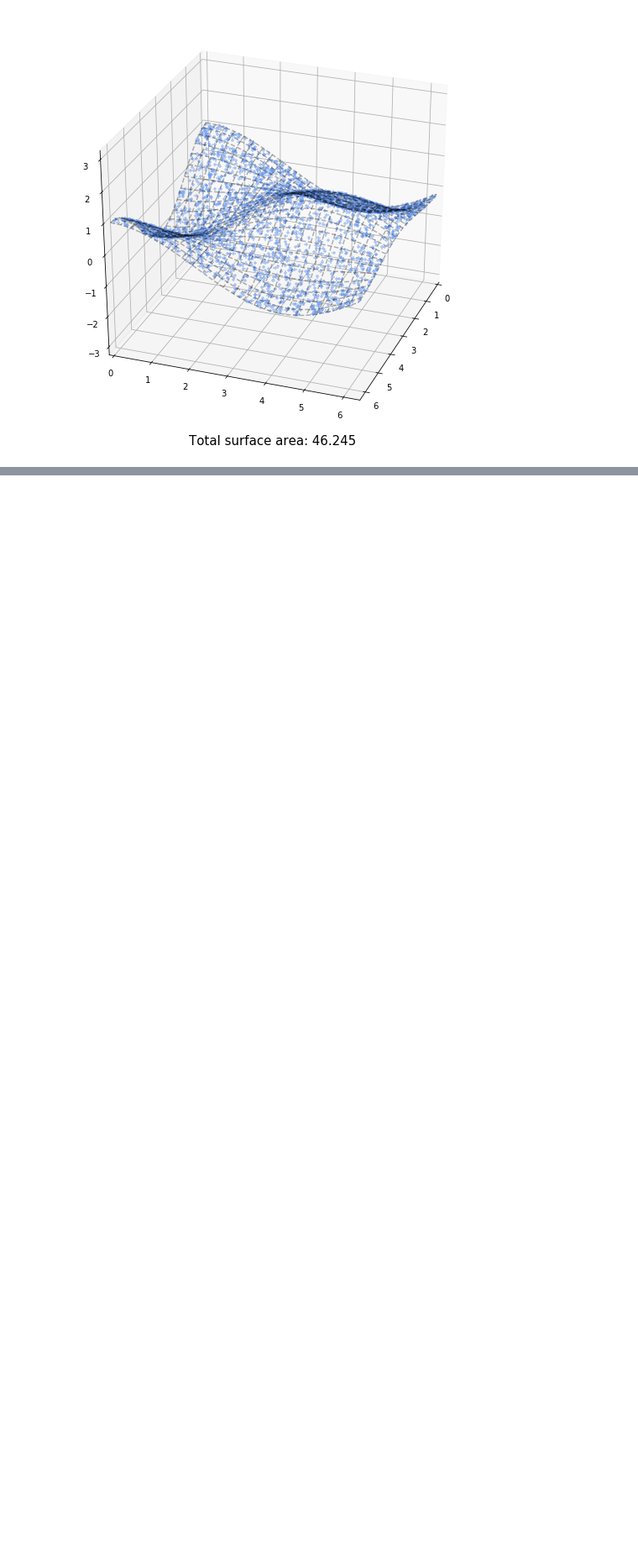
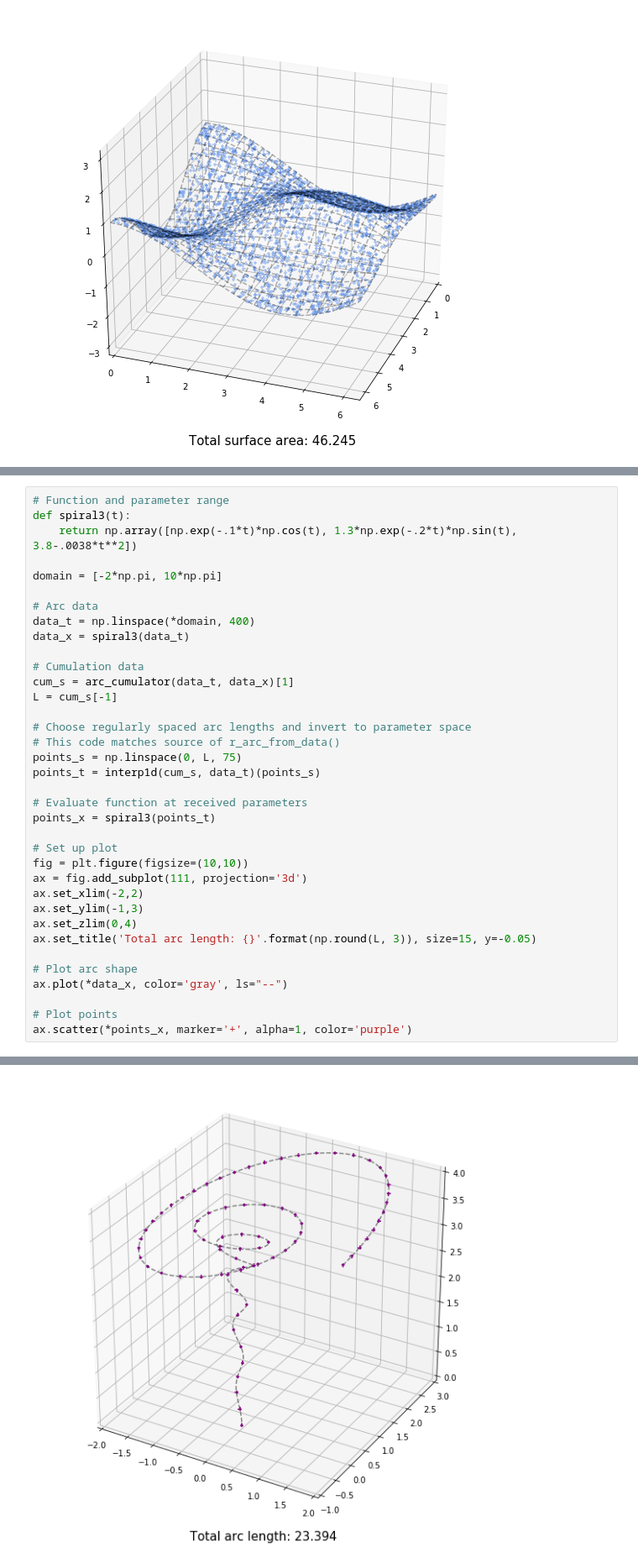
Before and after one commit to maxkapur/param_tools, a Jupyter notebook: examples.ipynb, the cells around one changed output, grey strips where cells are left out. Shown at 84% size. Drawn from its saved outputs; the diff is of its cells as text; blank space fills up the shorter version.

```diff
--- a/examples.ipynb
+++ b/examples.ipynb
@@ -140,0 +154,37 @@ Text(0.5, -0.046000000000000006, 'Total surface area: 891.791')
+# %%
+# Function and parameter range
+def spiral3(t):
+    return np.array([np.exp(-.1*t)*np.cos(t), 1.3*np.exp(-.2*t)*np.sin(t), 3.8-.0038*t**2])
+
+domain = [-2*np.pi, 10*np.pi]
+
+# Arc data
+data_t = np.linspace(*domain, 400)
+data_x = spiral3(data_t)
+
+# Cumulation data
+cum_s = arc_cumulator(data_t, data_x)[1]
+L = cum_s[-1]
+
+# Choose regularly spaced arc lengths and invert to parameter space
+# This code matches source of r_arc_from_data()
+points_s = np.linspace(0, L, 75)
+points_t = interp1d(cum_s, data_t)(points_s)
+
+# Evaluate function at received parameters
+points_x = spiral3(points_t)
+
+# Set up plot
+fig = plt.figure(figsize=(10,10))
+ax = fig.add_subplot(111, projection='3d')
+ax.set_xlim(-2,2)
+ax.set_ylim(-1,3)
+ax.set_zlim(0,4)
+ax.set_title('Total arc length: {}'.format(np.round(L, 3)), size=15, y=-0.05)
+
+# Plot arc shape
+ax.plot(*data_x, color='gray', ls="--")
+
+# Plot points
+ax.scatter(*points_x, marker='+', alpha=1, color='purple')
+# %% [output]
@@ -140,0 +192 @@ Text(0.5, -0.046000000000000006, 'Total surface area: 891.791')
+[figure, added]
```
Also changed, not shown: parts of 14 cells of this notebook, 4 other files.
